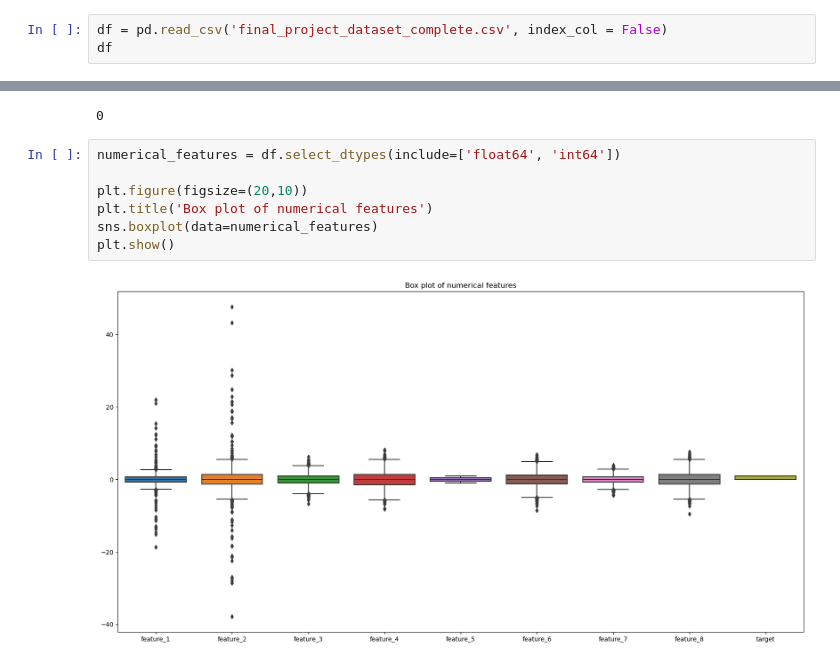
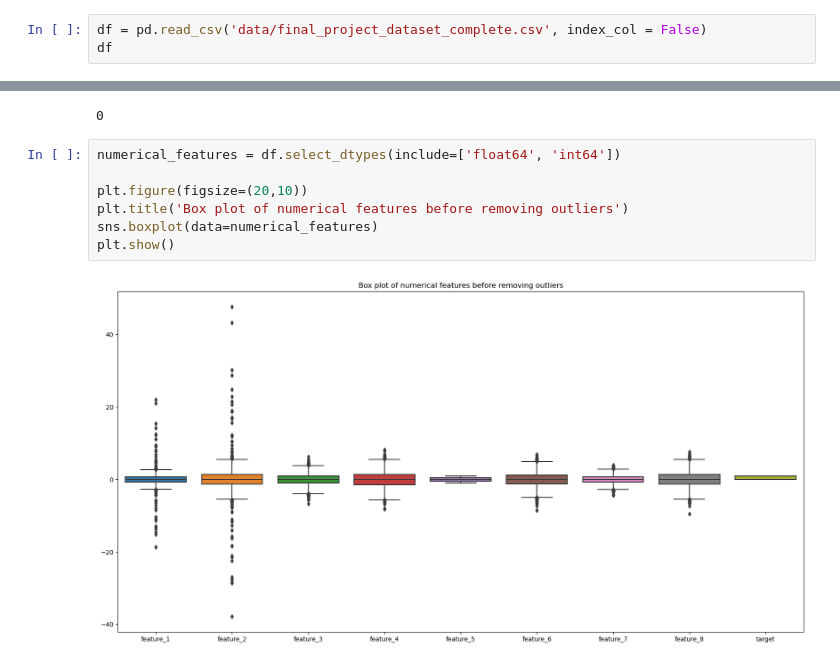
Before and after one commit to Montasir00/Ml_final_project, a Jupyter notebook: Final_Project.ipynb, the cells around one changed output, grey strips where cells are left out. Drawn from its saved outputs; the diff is of its cells as text.

```diff
--- a/Final_Project.ipynb
+++ b/Final_Project.ipynb
@@ -20,7 +22,7 @@ from sklearn.impute import SimpleImputer
 # %% [markdown]
 ### Loading the dataset
 # %%
-df = pd.read_csv('final_project_dataset_complete.csv', index_col = False)
+df = pd.read_csv('data/final_project_dataset_complete.csv', index_col = False)
 df
 # %% [output]
 |  | feature_1 | feature_2 | feature_3 | feature_4 | feature_5 | feature_6 | feature_7 | feature_8 | category_1 | ... |
@@ -235,10 +237,10 @@ df['feature_6'].isna().sum()
 # %%
 numerical_features = df.select_dtypes(include=['float64', 'int64'])
 
 plt.figure(figsize=(20,10))
-plt.title('Box plot of numerical features')
+plt.title('Box plot of numerical features before removing outliers')
 sns.boxplot(data=numerical_features)
 plt.show()
 # %% [output]
-[figure, old version]
+[figure, new version]
 # %%
```
Also changed, not shown: parts of 14 cells of this notebook.
